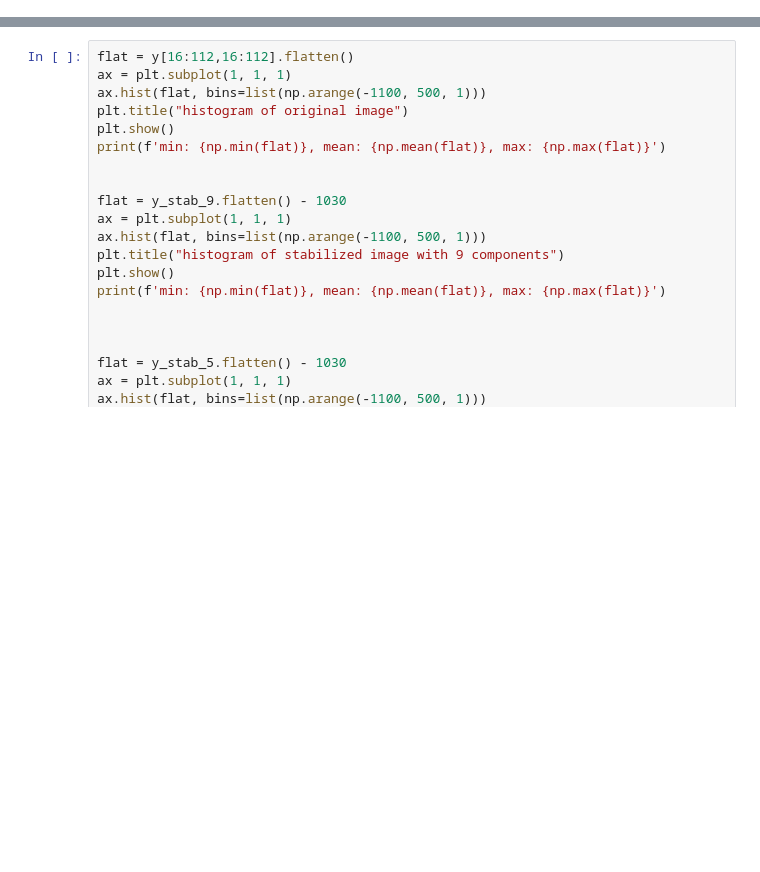
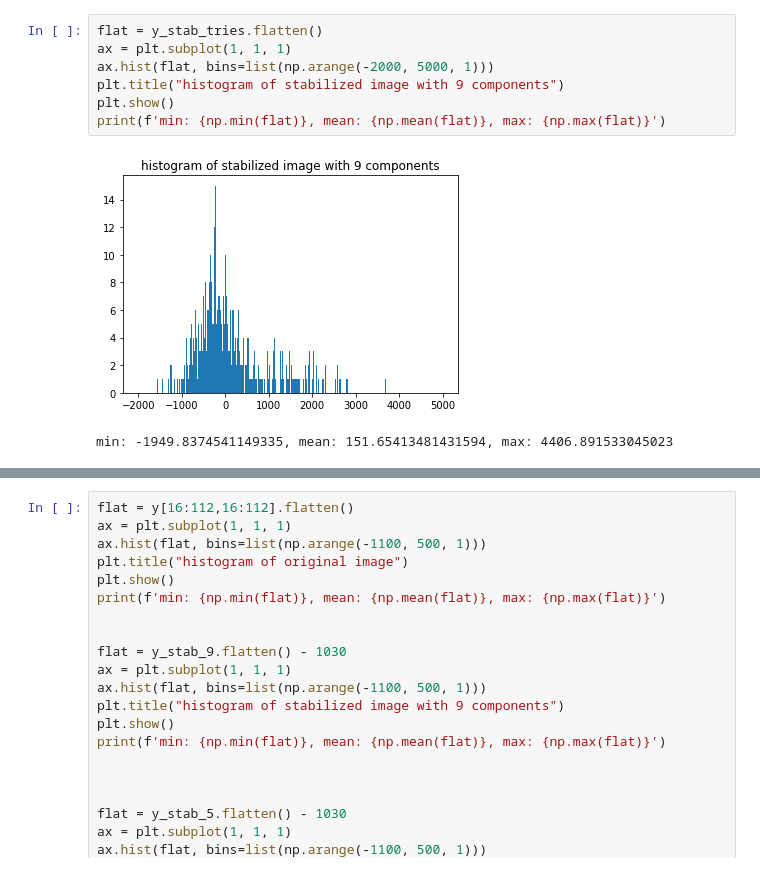
Before and after one commit to s-mostafa-a/CT-noise-statistical-characterization, a Jupyter notebook: notebooks/debug.ipynb, the cells around one changed output, grey strips where cells are left out. Saved outputs shown, nothing was run; the diff lists cells and outputs as text; blank space fills up the shorter version.

```diff
--- a/notebooks/debug.ipynb
+++ b/notebooks/debug.ipynb
@@ -64,0 +82,10 @@ iteration: 2, error: 8.091469880420277e-15
+# %%
+flat = y_stab_tries.flatten()
+ax = plt.subplot(1, 1, 1)
+ax.hist(flat, bins=list(np.arange(-2000, 5000, 1)))
+plt.title("histogram of stabilized image with 9 components")
+plt.show()
+print(f'min: {np.min(flat)}, mean: {np.mean(flat)}, max: {np.max(flat)}')
+# %% [output]
+[figure, added]
+min: -1949.8374541149335, mean: 151.65413481431594, max: 4406.891533045023
```
Also changed, not shown: parts of 8 cells of this notebook, 8 other files.
